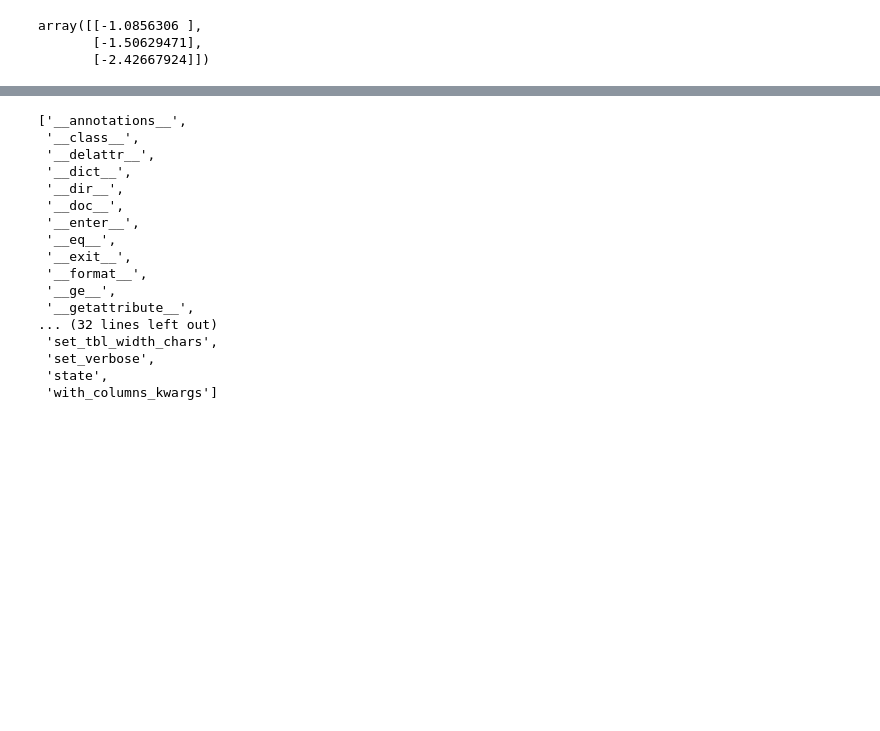
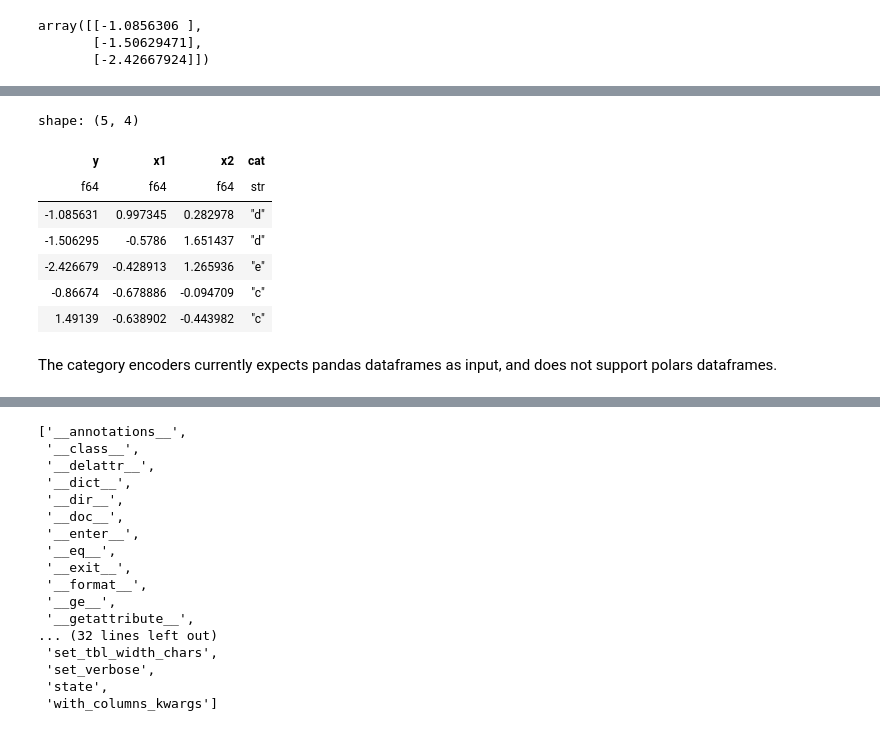
Before and after one commit to johnros/polars_demo, a Jupyter notebook: polars_to_preview.ipynb, the cells around one changed output, grey strips where cells are left out. Saved outputs shown, nothing was run; the diff lists cells and outputs as text; code cells hidden in the pictures; blank space fills up the shorter version.

```diff
--- a/polars_to_preview.ipynb
+++ b/polars_to_preview.ipynb
@@ -3304,7 +3310,8 @@ array([[-1.0856306 ],
 # %% [markdown]
 Does the same work with polars? Yes!
 # %%
-X, y = pt.dmatrices(formula, pl.DataFrame(data))
+data_polars= pl.DataFrame(data)
+X, y = pt.dmatrices(formula, data_polars)
 X[:3]
 # %% [output]
 array([[-1.0856306 ],
@@ -3322,0 +3330,22 @@ TODO: deal with effect coding, and contrasts.
+# %%
+import string
+import random
+cat = pl.Series(
+    name="cat",
+    values=random.choices(
+        population=string.ascii_letters[:5],
+        k=data_polars.height)
+    ).to_frame()
+data_polars = data_polars.hstack(cat)
+data_polars.head()
+# %% [output]
+shape: (5, 4)
+| y | x1 | x2 | cat |
+| f64 | f64 | f64 | str |
+| -1.085631 | 0.997345 | 0.282978 | "d" |
+| -1.506295 | -0.5786 | 1.651437 | "d" |
+| -2.426679 | -0.428913 | 1.265936 | "e" |
+| -0.86674 | -0.678886 | -0.094709 | "c" |
+| 1.49139 | -0.638902 | -0.443982 | "c" |
+# %% [markdown]
+The category encoders currently expects pandas dataframes as input, and does not support polars dataframes.
```
Also changed, not shown: parts of 33 cells of this notebook, 1 other file.
